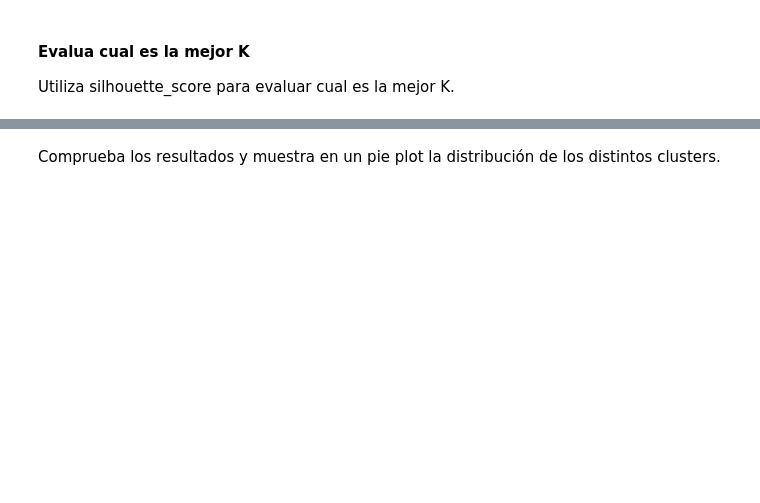
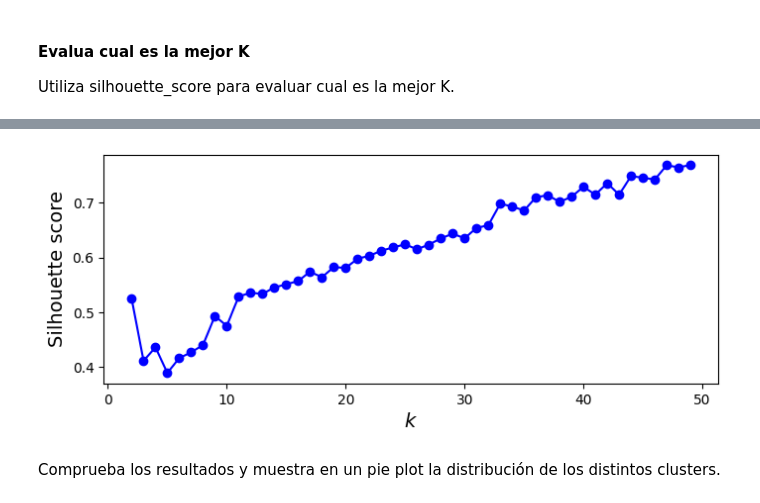
Before and after one commit to diego-dng/0426_DS_VITORIA-GASTEIZ, a Jupyter notebook: 3-Machine_Learning/2-No_Supervisado/1-Clustering/Practica/EJER_1_kmeans_drugs_review.ipynb, the cells around one changed output, grey strips where cells are left out. Drawn from its saved outputs; the diff is of its cells as text; code cells hidden in the pictures; blank space fills up the shorter version.

```diff
--- a/3-Machine_Learning/2-No_Supervisado/1-Clustering/Practica/EJER_1_kmeans_drugs_review.ipynb
+++ b/3-Machine_Learning/2-No_Supervisado/1-Clustering/Practica/EJER_1_kmeans_drugs_review.ipynb
@@ -20,2 +236,10 @@ Utiliza silhouette_score para evaluar cual es la mejor K.
+# %%
+plt.figure(figsize=(8, 3))
+plt.plot(range(2, 50), sc, "bo-")
+plt.xlabel("$k$", fontsize=14)
+plt.ylabel("Silhouette score", fontsize=14)
+plt.show()
+# %% [output]
+[figure, added]
 # %% [markdown]
 Comprueba los resultados y muestra en un pie plot la distribución de los distintos clusters.
```
Also changed, not shown: parts of 25 cells of this notebook, 12 other files.
